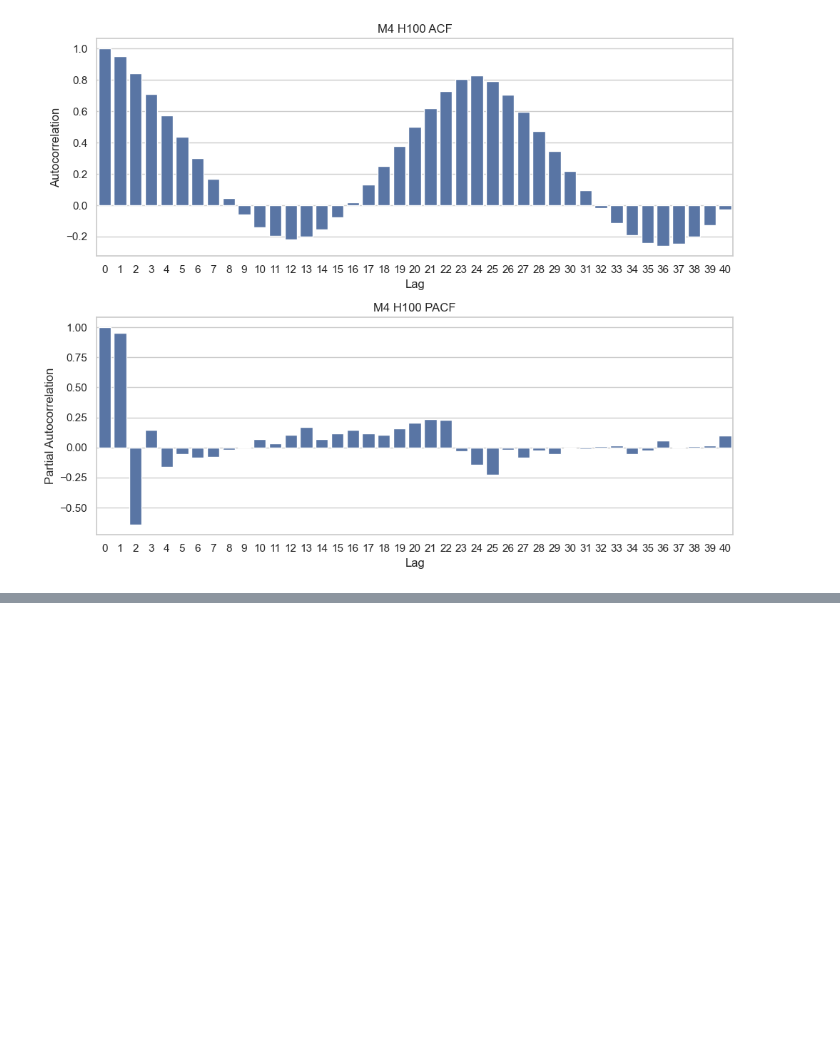
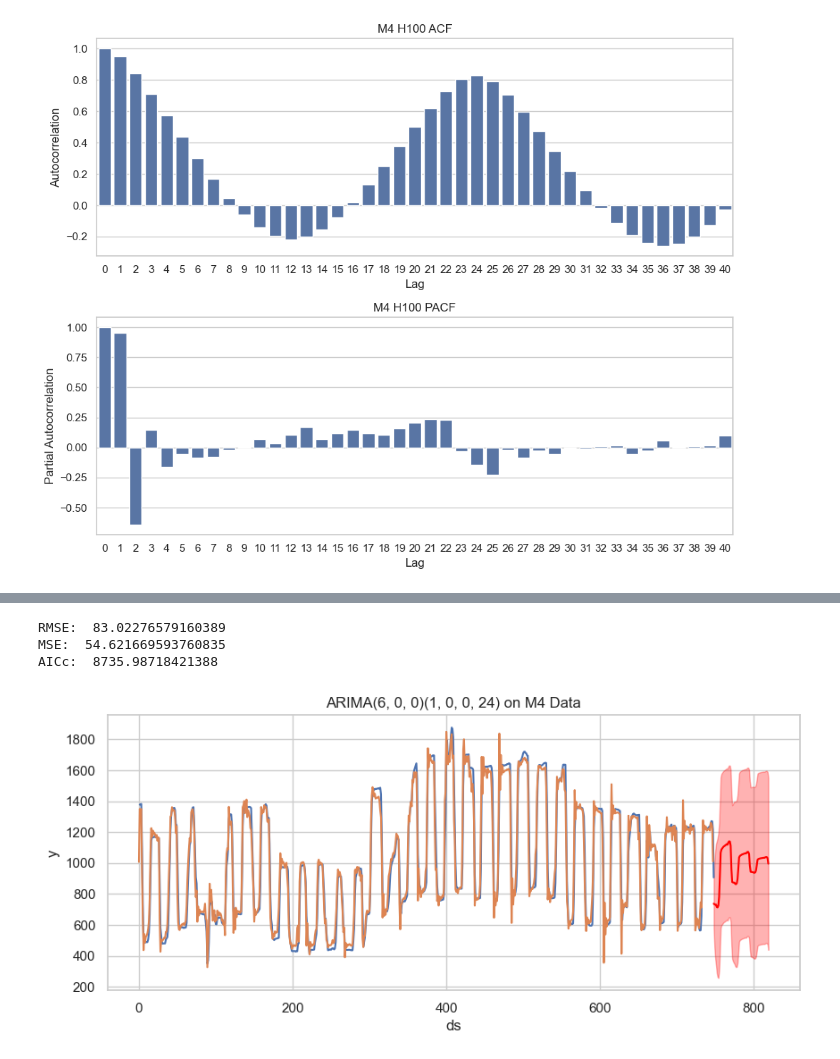
Before and after one commit to cal-yen/fpp3, a Jupyter notebook: chapter_9.ipynb, the cells around one changed output, grey strips where cells are left out. Cells and saved outputs as stored; diff of their text form; code cells hidden in the pictures; blank space fills up the shorter version.

```diff
--- a/chapter_9.ipynb
+++ b/chapter_9.ipynb
@@ -393,0 +266,7 @@ Warnings:
+# %%
+ARIMA_helper((6,0,0), (1,0,0,24), h=72)
+# %% [output]
+RMSE:  83.02276579160389
+MSE:  54.621669593760835
+AICc:  8735.98718421388
+[figure, added]
```
Also changed, not shown: parts of 17 cells of this notebook, 1 other file.
